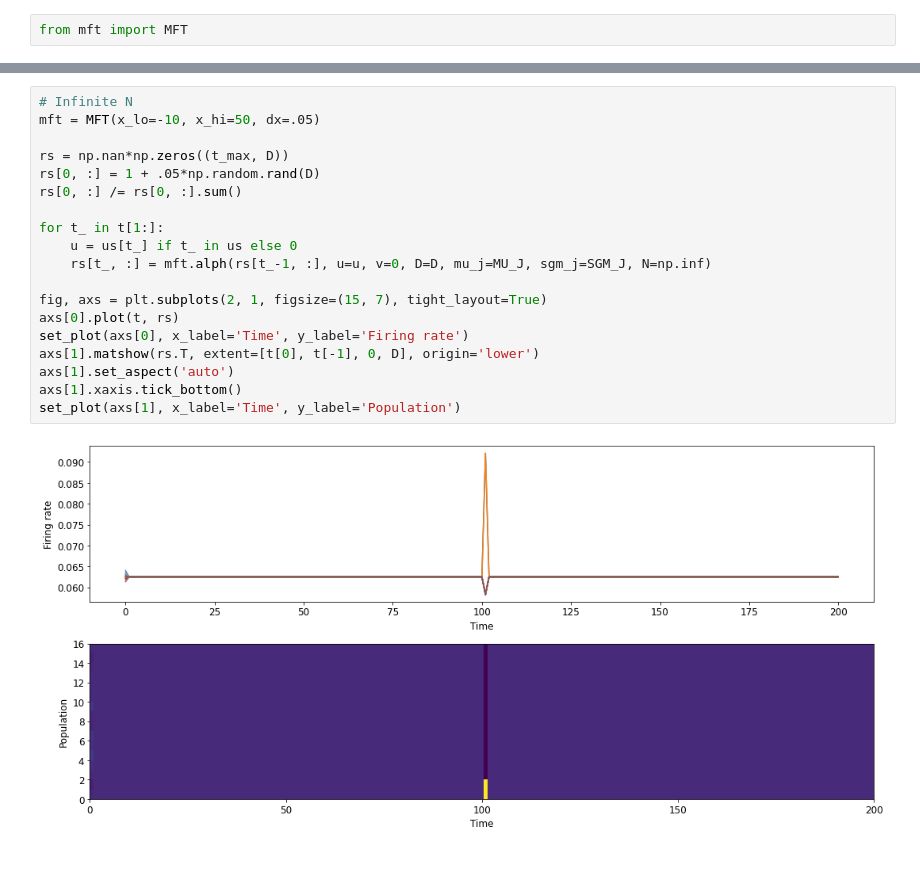
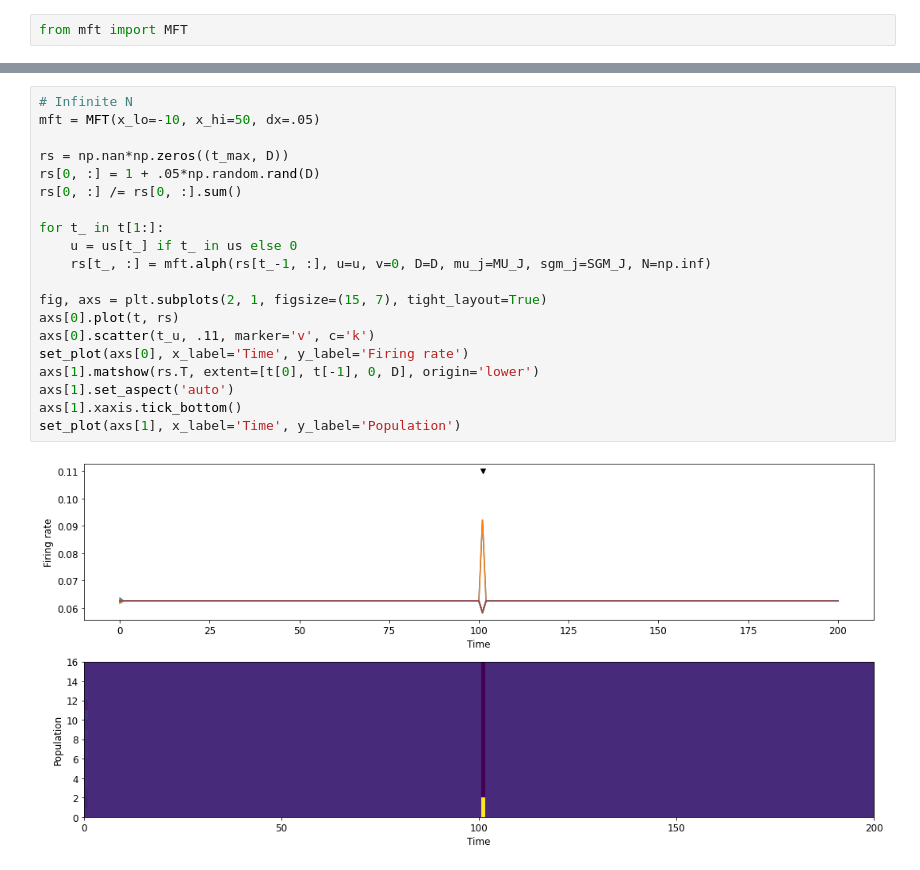
Before and after one commit to rkp8000/balanced-wta, a Jupyter notebook: 0A_demo_unstructured.ipynb, the cells around one changed output, grey strips where cells are left out. Saved outputs shown, nothing was run; the diff lists cells and outputs as text.

```diff
--- a/0A_demo_unstructured.ipynb
+++ b/0A_demo_unstructured.ipynb
@@ -96,21 +97,22 @@ set_plot(axs[1], x_label='Time', y_label='Population')
 # %%
 # Infinite N
 mft = MFT(x_lo=-10, x_hi=50, dx=.05)
 
 rs = np.nan*np.zeros((t_max, D))
 rs[0, :] = 1 + .05*np.random.rand(D)
 rs[0, :] /= rs[0, :].sum()
 
 for t_ in t[1:]:
     u = us[t_] if t_ in us else 0
     rs[t_, :] = mft.alph(rs[t_-1, :], u=u, v=0, D=D, mu_j=MU_J, sgm_j=SGM_J, N=np.inf)
 
 fig, axs = plt.subplots(2, 1, figsize=(15, 7), tight_layout=True)
 axs[0].plot(t, rs)
+axs[0].scatter(t_u, .11, marker='v', c='k')
 set_plot(axs[0], x_label='Time', y_label='Firing rate')
 axs[1].matshow(rs.T, extent=[t[0], t[-1], 0, D], origin='lower')
 axs[1].set_aspect('auto')
 axs[1].xaxis.tick_bottom()
 set_plot(axs[1], x_label='Time', y_label='Population')
 # %% [output]
-[figure, old version]
+[figure, new version]
```
Also changed, not shown: parts of 2 cells of this notebook.
